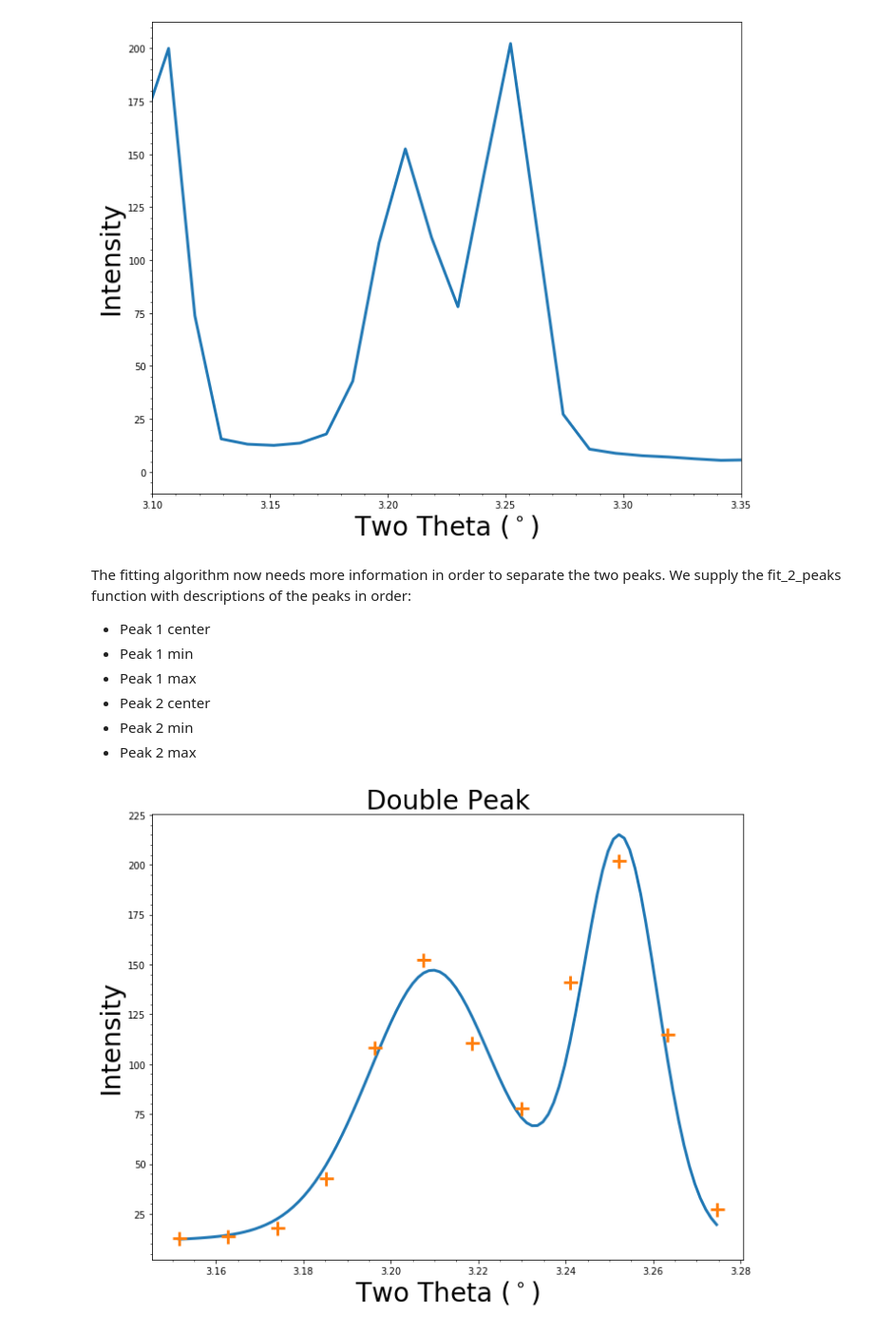
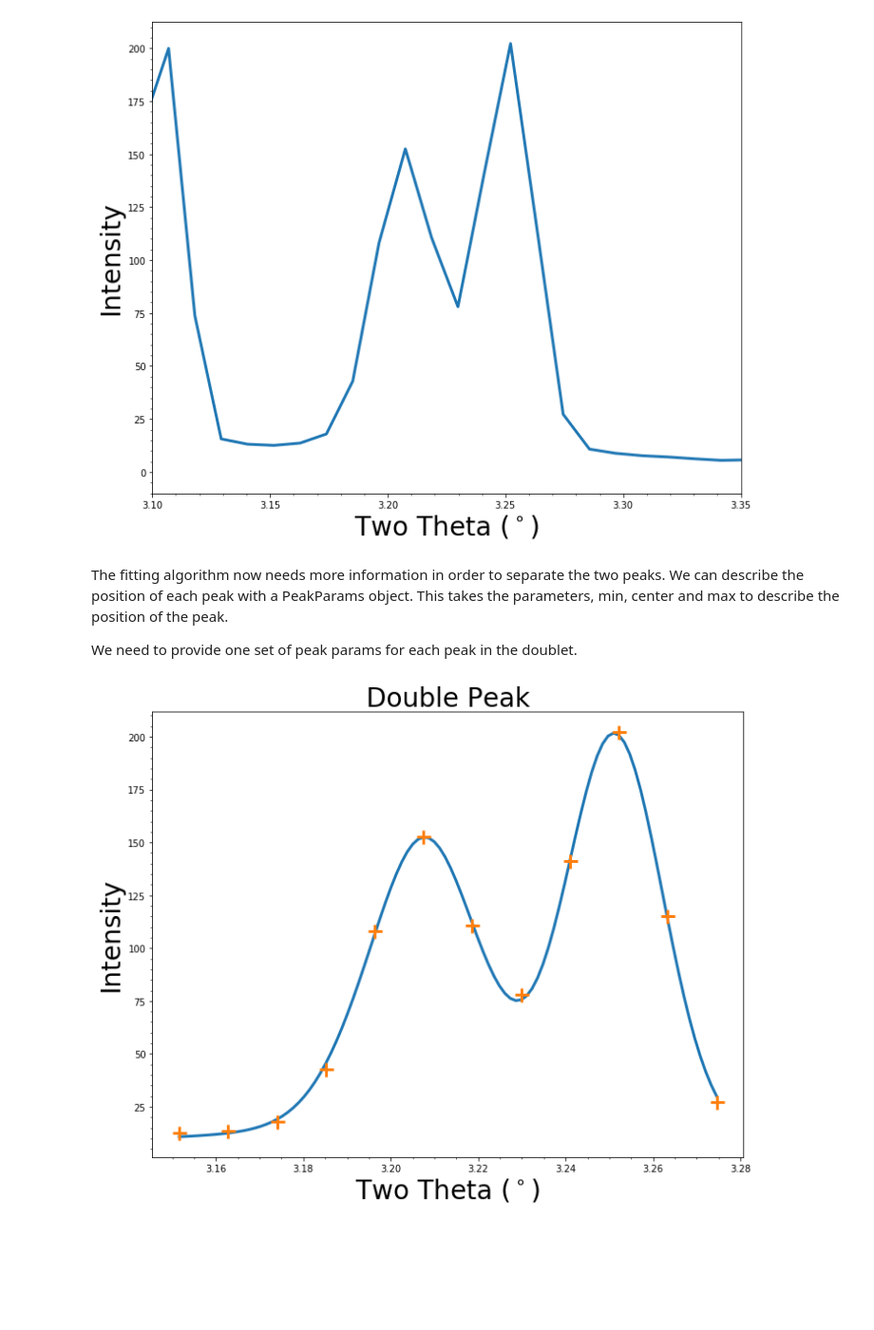
Before and after one commit to LightForm-group/xrdfit, a Jupyter notebook: example_analysis_workflow.ipynb, the cells around one changed output. Shown: that part at 95% size. Saved outputs shown, nothing was run; the diff lists cells and outputs as text; code cells hidden in the pictures; blank space fills up the shorter version.

Commit message:
Moved peak descriptions to PeakParams
Moved averaging/merging functions to averaging.py

```diff
--- a/example_analysis_workflow.ipynb
+++ b/example_analysis_workflow.ipynb
@@ -137,22 +138,21 @@ model fit.
 # %% [markdown]
 Fitting double peaks like the one in the range (3.15, 3.3) just requires loading a slightly different CakeFit object.
 # %%
-spectral_data = diamond_functions.Fit2Peak(file_path, cake=1)
+spectral_data = diamond_functions.FitDoubletPeak(file_path, cake=1)
 spectral_data.plot_spectrum(3.1, 3.35)
 # %% [output]
 [figure]
-# %% [markdown]
-The fitting algorithm now needs more information in order to separate the two peaks. We supply the fit_2_peaks function with descriptions of the peaks in order:
-* Peak 1 center
-* Peak 1 min
-* Peak 1 max
-* Peak 2 center
-* Peak 2 min
-* Peak 2 max
+# %% [markdown]
+The fitting algorithm now needs more information in order to separate the two peaks. We can describe the position of each peak with a PeakParams object. This takes the parameters, min, center and max to describe the position of the peak.
+
+We need to provide one set of peak params for each peak in the doublet.
 # %%
 peak_labels = ['Double Peak']
 peak_ranges = [(3.15, 3.28)]
-spectral_data.fit_2_peaks(peak_labels, peak_ranges, 3.20, 3.15, 3.32, 3.26, 3.23, 3.28)
+peak1 = PeakParams(3.15, 3.21, 3.23)
+peak2 = PeakParams(3.23, 3.26, 3.28)
+
+spectral_data.fit_2_peaks(peak_labels, peak_ranges, peak1, peak2)
 spectral_data.plot_fit('Double Peak')
 # %% [output]
-[figure, old version]
+[figure, new version]
```
Also changed, not shown: parts of 2 cells of this notebook, 2 other files.
